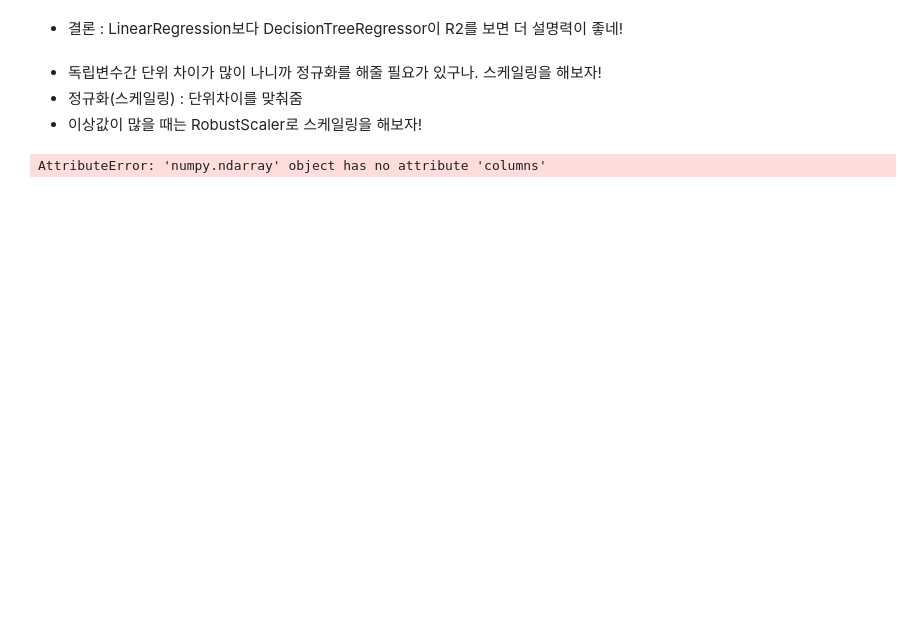
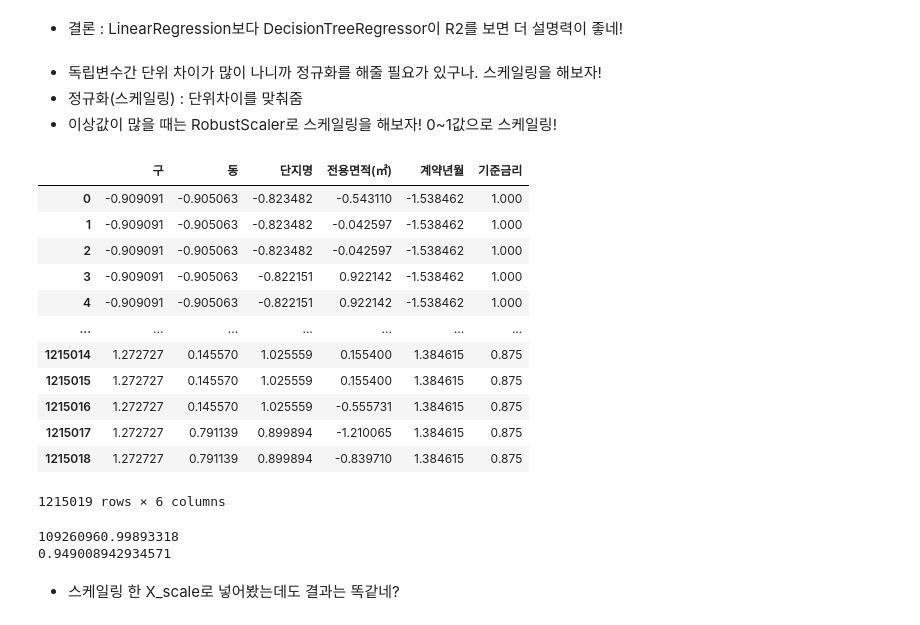
Before and after one commit to HyunahKim1111/himedia_jupyter_files, a Jupyter notebook: 나홀로연습03_부동산실거래.ipynb, the cells around one changed output. Cells and saved outputs as stored; diff of their text form; code cells hidden in the pictures; blank space fills up the shorter version.

```diff
--- a/나홀로연습03_부동산실거래.ipynb
+++ b/나홀로연습03_부동산실거래.ipynb
@@ -868,5 +886,5 @@ print(r2_score(y_valid, pred))
 # %% [markdown]
 - 독립변수간 단위 차이가 많이 나니까 정규화를 해줄 필요가 있구나. 스케일링을 해보자!
 - 정규화(스케일링) : 단위차이를 맞춰줌
-- 이상값이 많을 때는 RobustScaler로 스케일링을 해보자!
+- 이상값이 많을 때는 RobustScaler로 스케일링을 해보자! 0~1값으로 스케일링!
 # %%
@@ -878,4 +897,0 @@ X = rc.fit_transform(X)
-# %%
-X = pd.DataFrame(X, columns=X.columns)
-# %% [output]
-AttributeError: 'numpy.ndarray' object has no attribute 'columns'
@@ -883,0 +898,16 @@ X = pd.DataFrame(X, columns=X.columns)
+# %%
+X_scale
+# %% [output]
+|  | 구 | 동 | 단지명 | 전용면적(㎡) | 계약년월 | 기준금리 |
+| 0 | -0.909091 | -0.905063 | -0.823482 | -0.543110 | -1.538462 | 1.000 |
+| 1 | -0.909091 | -0.905063 | -0.823482 | -0.042597 | -1.538462 | 1.000 |
+| 2 | -0.909091 | -0.905063 | -0.823482 | -0.042597 | -1.538462 | 1.000 |
+| 3 | -0.909091 | -0.905063 | -0.822151 | 0.922142 | -1.538462 | 1.000 |
+| 4 | -0.909091 | -0.905063 | -0.822151 | 0.922142 | -1.538462 | 1.000 |
+| ... | ... | ... | ... | ... | ... | ... |
+| 1215014 | 1.272727 | 0.145570 | 1.025559 | 0.155400 | 1.384615 | 0.875 |
+| 1215015 | 1.272727 | 0.145570 | 1.025559 | 0.155400 | 1.384615 | 0.875 |
+| 1215016 | 1.272727 | 0.145570 | 1.025559 | -0.555731 | 1.384615 | 0.875 |
+| 1215017 | 1.272727 | 0.791139 | 0.899894 | -1.210065 | 1.384615 | 0.875 |
+| 1215018 | 1.272727 | 0.791139 | 0.899894 | -0.839710 | 1.384615 | 0.875 |
+1215019 rows × 6 columns
@@ -883,0 +919,13 @@ X = pd.DataFrame(X, columns=X.columns)
+# %%
+from sklearn.tree import DecisionTreeRegressor
+from sklearn.metrics import mean_squared_error, r2_score
+dtr = DecisionTreeRegressor()
+dtr.fit(X_train, y_train)
+pred = dtr.predict(X_valid)
+print(mean_squared_error(y_valid, pred))
+print(r2_score(y_valid, pred))
+# %% [output]
+109260960.99893318
+0.949008942934571
+# %% [markdown]
+* 스케일링 한 X_scale로 넣어봤는데도 결과는 똑같네?
```
Also changed, not shown: parts of 39 cells of this notebook, 12 other files.
